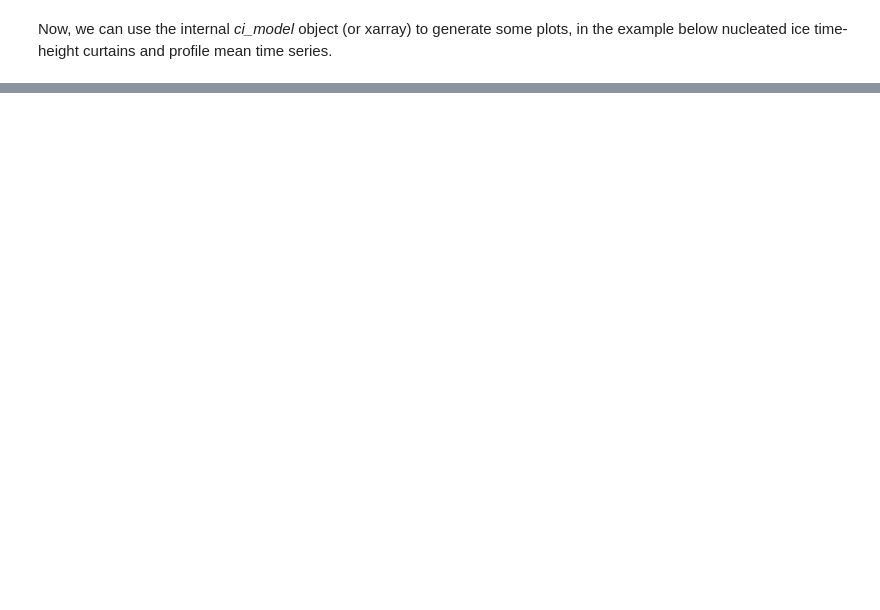
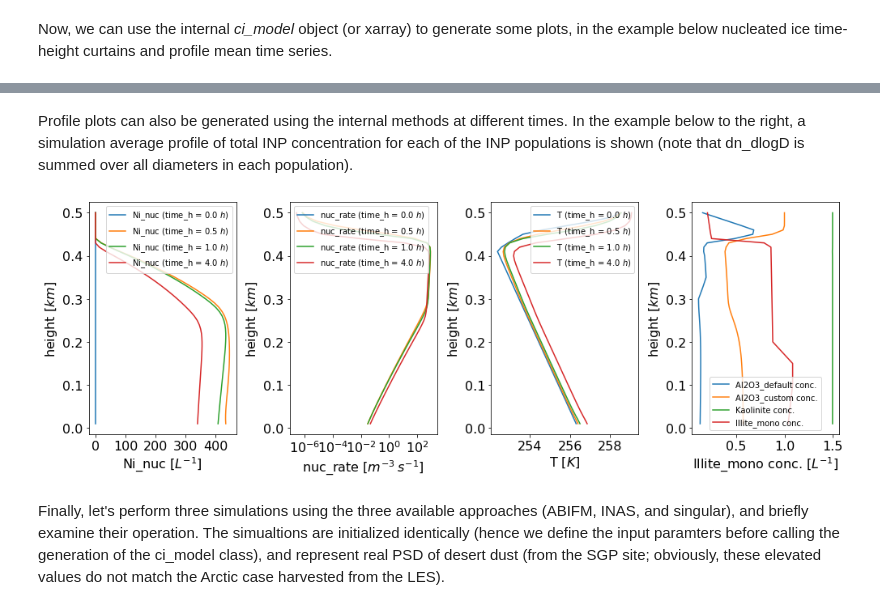
Before and after one commit to open-atmos/AC-1D, a Jupyter notebook: Example.ipynb, the cells around one changed output, grey strips where cells are left out. Drawn from its saved outputs; the diff is of its cells as text; code cells hidden in the pictures; blank space fills up the shorter version.

```diff
--- a/Example.ipynb
+++ b/Example.ipynb
@@ -303,0 +491,16 @@ ax[3] = model.plot.profile(model, ax=ax[3], which_inp="Illite_mono", legend=True
+# %% [markdown]
+Profile plots can also be generated using the internal methods at different times. In the example below to the right, a simulation average profile of total INP concentration for each of the INP populations is shown (note that dn_dlogD is summed over all diameters in each population).
+# %%
+Times = [0., 0.5, 1., 4.]
+fig, ax = model.generate_figure(subplot_shape=(1,4), figsize=(14,5))
+ax[0] = model.plot_profile(ax=ax[0], field_to_plot="Ni_nuc", Time=Times, Time_dim_treat=None)
+ax[1] = model.plot_profile(ax=ax[1], field_to_plot="nuc_rate", xscale="log", Time=Times, Time_dim_treat=None)
+ax[2] = model.plot_profile(ax=ax[2], field_to_plot="T", Time=Times, Time_dim_treat=None)
+ax[3] = model.plot_profile(ax=ax[3], which_pop="Al2O3_default")
+ax[3] = model.plot_profile(ax=ax[3], which_pop="Al2O3_custom")
+ax[3] = model.plot_profile(ax=ax[3], which_pop="Kaolinite")
+ax[3] = model.plot_profile(ax=ax[3], which_pop="Illite_mono", legend=True)
+# %% [output]
+[figure, added]
+# %% [markdown]
+Finally, let's perform three simulations using the three available approaches (ABIFM, INAS, and singular), and briefly examine their operation. The simualtions are initialized identically (hence we define the input paramters before calling the generation of the ci_model class), and represent real PSD of desert dust (from the SGP site; obviously, these elevated values do not match the Arctic case harvested from the LES).
```
Also changed, not shown: parts of 44 cells of this notebook, 51 other files.
